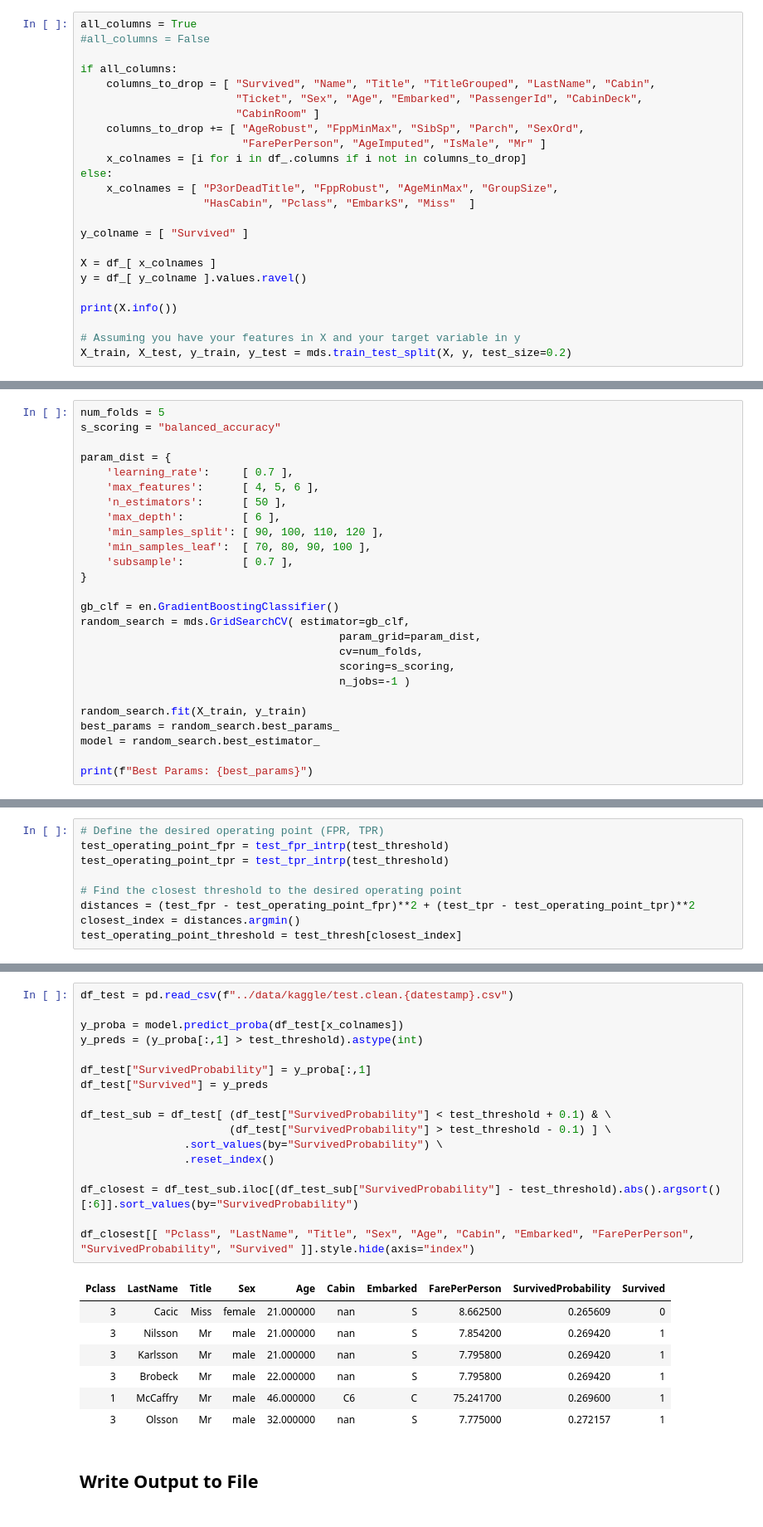
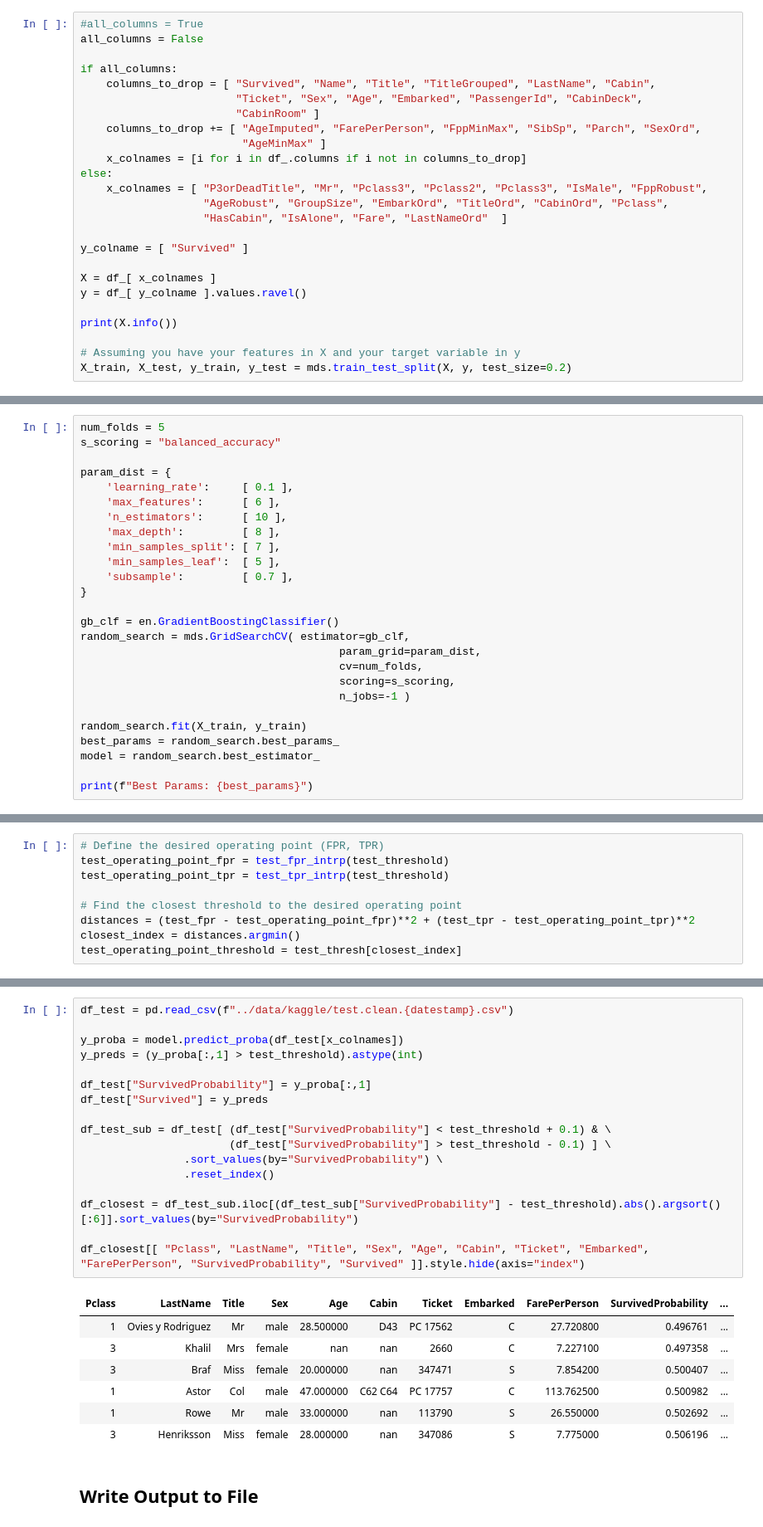
Before and after one commit to jmartenstein/titanic-ml, a Jupyter notebook: src/nb06_boosting.ipynb, the cells around one changed output, grey strips where cells are left out. Shown at 83% size. Saved outputs shown, nothing was run; the diff lists cells and outputs as text.

```diff
--- a/src/nb06_boosting.ipynb
+++ b/src/nb06_boosting.ipynb
@@ -24,17 +24,18 @@ print(df_.shape)
 # %%
-all_columns = True
-#all_columns = False
+#all_columns = True
+all_columns = False
 
 if all_columns:
     columns_to_drop = [ "Survived", "Name", "Title", "TitleGrouped", "LastName", "Cabin",
                         "Ticket", "Sex", "Age", "Embarked", "PassengerId", "CabinDeck",
                         "CabinRoom" ]
-    columns_to_drop += [ "AgeRobust", "FppMinMax", "SibSp", "Parch", "SexOrd",
-                         "FarePerPerson", "AgeImputed", "IsMale", "Mr" ]
+    columns_to_drop += [ "AgeImputed", "FarePerPerson", "FppMinMax", "SibSp", "Parch", "SexOrd",
+                         "AgeMinMax" ]
     x_colnames = [i for i in df_.columns if i not in columns_to_drop]
 else:
-    x_colnames = [ "P3orDeadTitle", "FppRobust", "AgeMinMax", "GroupSize",
-                   "HasCabin", "Pclass", "EmbarkS", "Miss"  ]
+    x_colnames = [ "P3orDeadTitle", "Mr", "Pclass3", "Pclass2", "Pclass3", "IsMale", "FppRobust",
+                   "AgeRobust", "GroupSize", "EmbarkOrd", "TitleOrd", "CabinOrd", "Pclass",
+                   "HasCabin", "IsAlone", "Fare", "LastNameOrd"  ]
 
 y_colname = [ "Survived" ]
 
@@ -68,12 +69,12 @@ num_folds = 5
 s_scoring = "balanced_accuracy"
 
 param_dist = {
-    'learning_rate':     [ 0.7 ],
-    'max_features':      [ 4, 5, 6 ],
-    'n_estimators':      [ 50 ],
-    'max_depth':         [ 6 ],
-    'min_samples_split': [ 90, 100, 110, 120 ],
-    'min_samples_leaf':  [ 70, 80, 90, 100 ],
+    'learning_rate':     [ 0.1 ],
+    'max_features':      [ 6 ],
+    'n_estimators':      [ 10 ],
+    'max_depth':         [ 8 ],
+    'min_samples_split': [ 7 ],
+    'min_samples_leaf':  [ 5 ],
     'subsample':         [ 0.7 ],
 }
 
@@ -235,28 +242,28 @@ plt.show()
 # %%
 df_test = pd.read_csv(f"../data/kaggle/test.clean.{datestamp}.csv")
 
 y_proba = model.predict_proba(df_test[x_colnames])
 y_preds = (y_proba[:,1] > test_threshold).astype(int)
 
 df_test["SurvivedProbability"] = y_proba[:,1]
 df_test["Survived"] = y_preds
 
 df_test_sub = df_test[ (df_test["SurvivedProbability"] < test_threshold + 0.1) & \
                        (df_test["SurvivedProbability"] > test_threshold - 0.1) ] \
                 .sort_values(by="SurvivedProbability") \
                 .reset_index()
 
 df_closest = df_test_sub.iloc[(df_test_sub["SurvivedProbability"] - test_threshold).abs().argsort()[:6]].sort_values(by="SurvivedProbability")
 
-df_closest[[ "Pclass", "LastName", "Title", "Sex", "Age", "Cabin", "Embarked", "FarePerPerson", "SurvivedProbability", "Survived" ]].style.hide(axis="index")
+df_closest[[ "Pclass", "LastName", "Title", "Sex", "Age", "Cabin", "Ticket", "Embarked", "FarePerPerson", "SurvivedProbability", "Survived" ]].style.hide(axis="index")
 # %% [output]
-| Pclass | LastName | Title | Sex | Age | Cabin | Embarked | FarePerPerson | SurvivedProbability | Survived |
-| 3 | Cacic | Miss | female | 21.000000 | nan | S | 8.662500 | 0.265609 | 0 |
-| 3 | Nilsson | Mr | male | 21.000000 | nan | S | 7.854200 | 0.269420 | 1 |
-| 3 | Karlsson | Mr | male | 21.000000 | nan | S | 7.795800 | 0.269420 | 1 |
-| 3 | Brobeck | Mr | male | 22.000000 | nan | S | 7.795800 | 0.269420 | 1 |
-| 1 | McCaffry | Mr | male | 46.000000 | C6 | C | 75.241700 | 0.269600 | 1 |
-| 3 | Olsson | Mr | male | 32.000000 | nan | S | 7.775000 | 0.272157 | 1 |
+| Pclass | LastName | Title | Sex | Age | Cabin | Ticket | Embarked | FarePerPerson | SurvivedProbability | ... |
+| 1 | Ovies y Rodriguez | Mr | male | 28.500000 | D43 | PC 17562 | C | 27.720800 | 0.496761 | ... |
+| 3 | Khalil | Mrs | female | nan | nan | 2660 | C | 7.227100 | 0.497358 | ... |
+| 3 | Braf | Miss | female | 20.000000 | nan | 347471 | S | 7.854200 | 0.500407 | ... |
+| 1 | Astor | Col | male | 47.000000 | C62 C64 | PC 17757 | C | 113.762500 | 0.500982 | ... |
+| 1 | Rowe | Mr | male | 33.000000 | nan | 113790 | S | 26.550000 | 0.502692 | ... |
+| 3 | Henriksson | Miss | female | 28.000000 | nan | 347086 | S | 7.775000 | 0.506196 | ... |
 # %% [markdown]
 ## Write Output to File
 # %%
```
Also changed, not shown: parts of 11 cells of this notebook.
